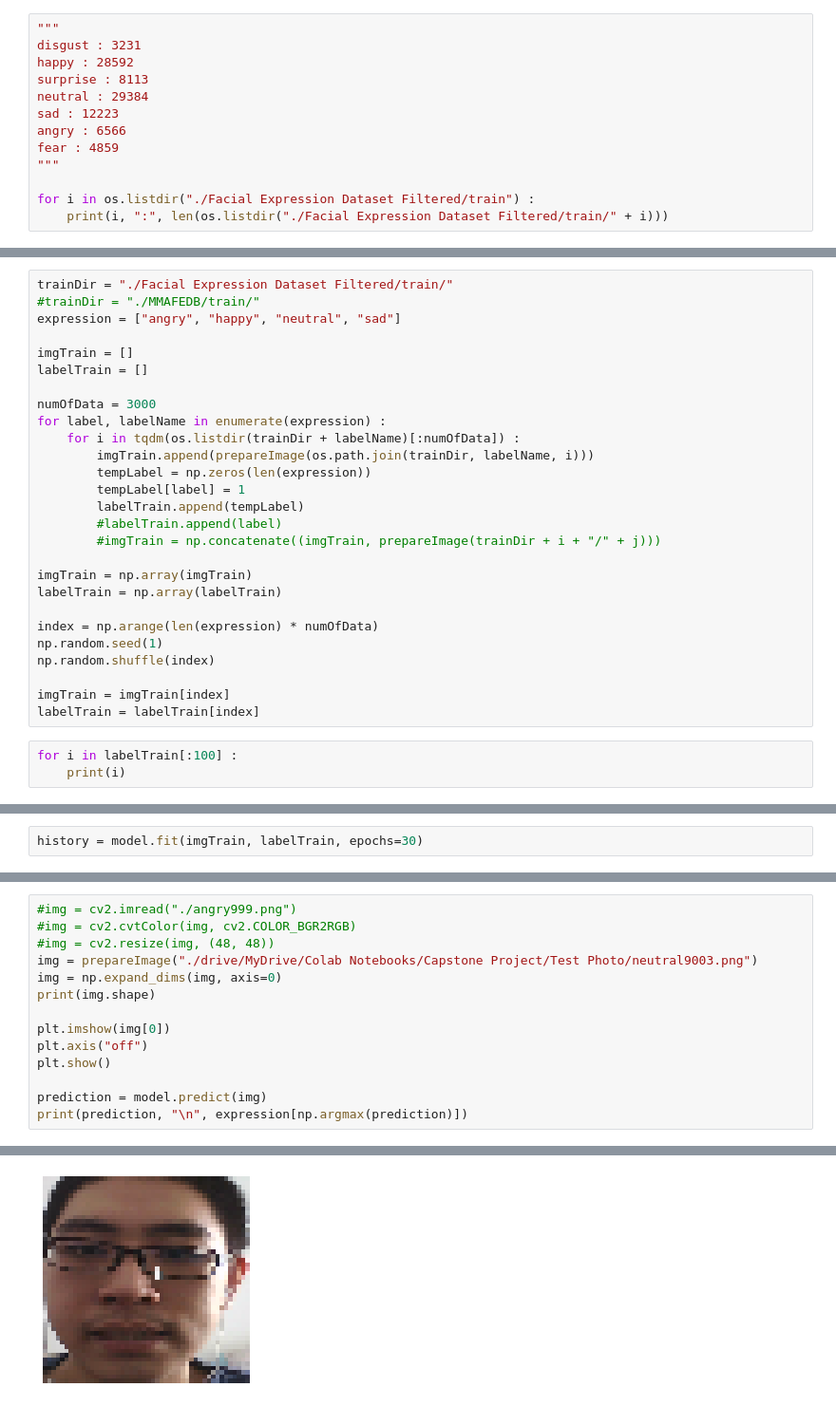
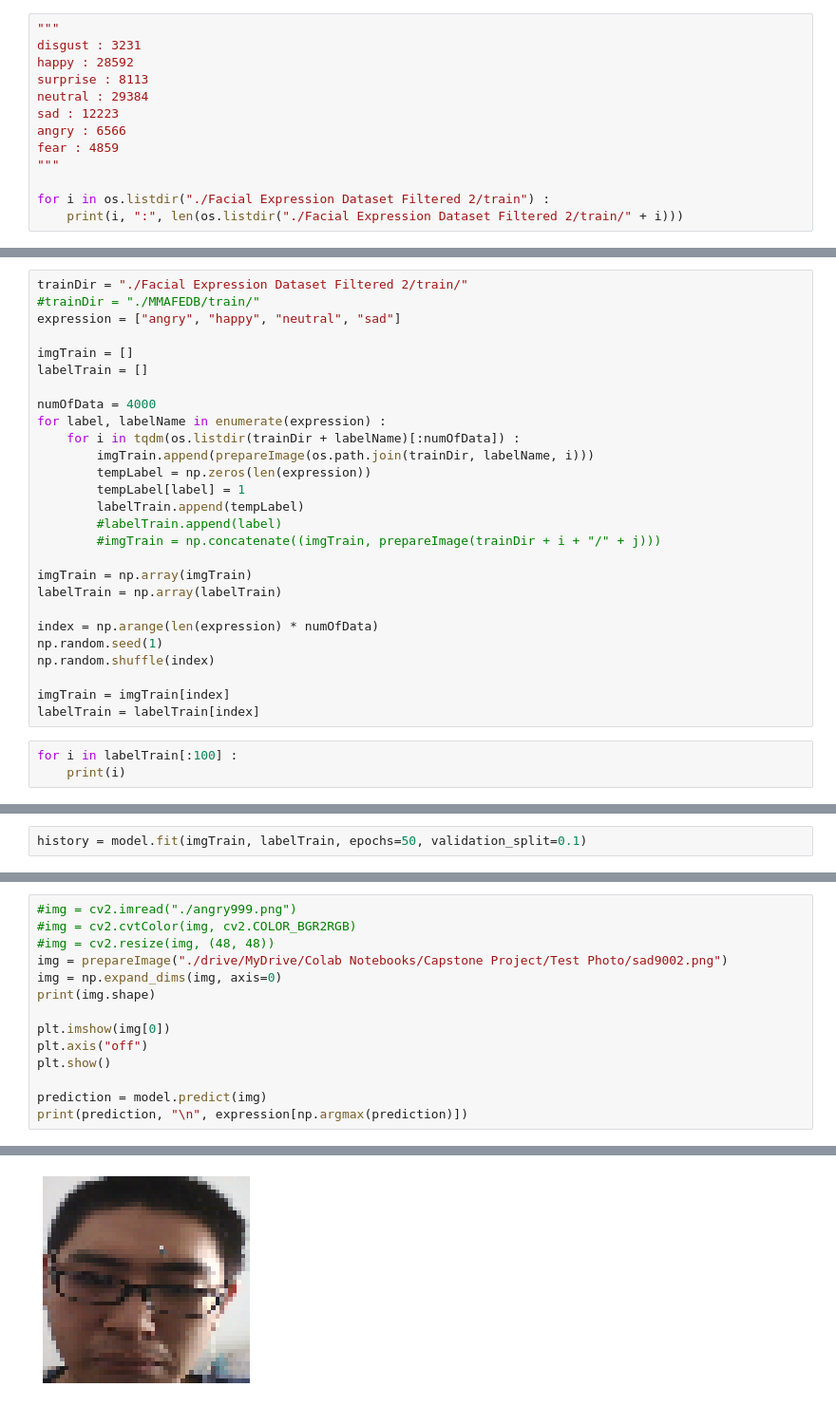
Before and after one commit to aristachristian/Bangkit-B21-CAP0374-Facial_Expression_Recognition, a Jupyter notebook: Model Training.ipynb, the cells around one changed output, grey strips where cells are left out. Shown at 95% size. Drawn from its saved outputs; the diff is of its cells as text.

Commit message:
Using Filtered MMA Facial Expression Dataset V2

```diff
--- a/Model Training.ipynb
+++ b/Model Training.ipynb
@@ -25,6 +25,6 @@ angry : 6566
 fear : 4859
 """
 
-for i in os.listdir("./Facial Expression Dataset Filtered/train") :
-    print(i, ":", len(os.listdir("./Facial Expression Dataset Filtered/train/" + i)))
+for i in os.listdir("./Facial Expression Dataset Filtered 2/train") :
+    print(i, ":", len(os.listdir("./Facial Expression Dataset Filtered 2/train/" + i)))
 # %% [output]
@@ -46,14 +46,14 @@ def prepareImage(path):
     #img = np.expand_dims(img, axis=0)
     #return tf.keras.applications.mobilenet.preprocess_input(img)
 # %%
-trainDir = "./Facial Expression Dataset Filtered/train/"
+trainDir = "./Facial Expression Dataset Filtered 2/train/"
 #trainDir = "./MMAFEDB/train/"
 expression = ["angry", "happy", "neutral", "sad"]
 
 imgTrain = []
 labelTrain = []
 
-numOfData = 3000
+numOfData = 4000
 for label, labelName in enumerate(expression) :
     for i in tqdm(os.listdir(trainDir + labelName)[:numOfData]) :
         imgTrain.append(prepareImage(os.path.join(trainDir, labelName, i)))
@@ -94,3 +96,3 @@ WARNING:tensorflow:`input_shape` is undefined or non-square, or `rows` is not in
 # %%
-history = model.fit(imgTrain, labelTrain, epochs=30)
+history = model.fit(imgTrain, labelTrain, epochs=50, validation_split=0.1)
 # %% [output]
@@ -114,17 +116,17 @@ Epoch 30/30
 # %%
 #img = cv2.imread("./angry999.png")
 #img = cv2.cvtColor(img, cv2.COLOR_BGR2RGB)
 #img = cv2.resize(img, (48, 48))
-img = prepareImage("./drive/MyDrive/Colab Notebooks/Capstone Project/Test Photo/neutral9003.png")
+img = prepareImage("./drive/MyDrive/Colab Notebooks/Capstone Project/Test Photo/sad9002.png")
 img = np.expand_dims(img, axis=0)
 print(img.shape)
 
 plt.imshow(img[0])
 plt.axis("off")
 plt.show()
 
 prediction = model.predict(img)
 print(prediction, "\n", expression[np.argmax(prediction)])
 # %% [output]
 (1, 48, 48, 3)
-[figure, old version]
+[figure, new version]
```
Also changed, not shown: parts of 13 cells of this notebook.
